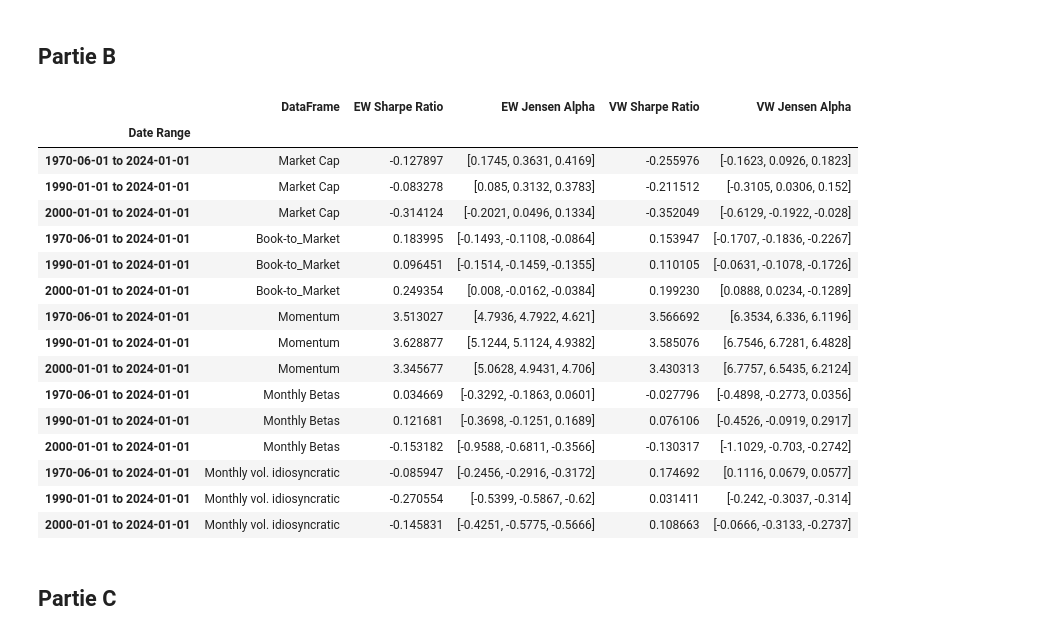
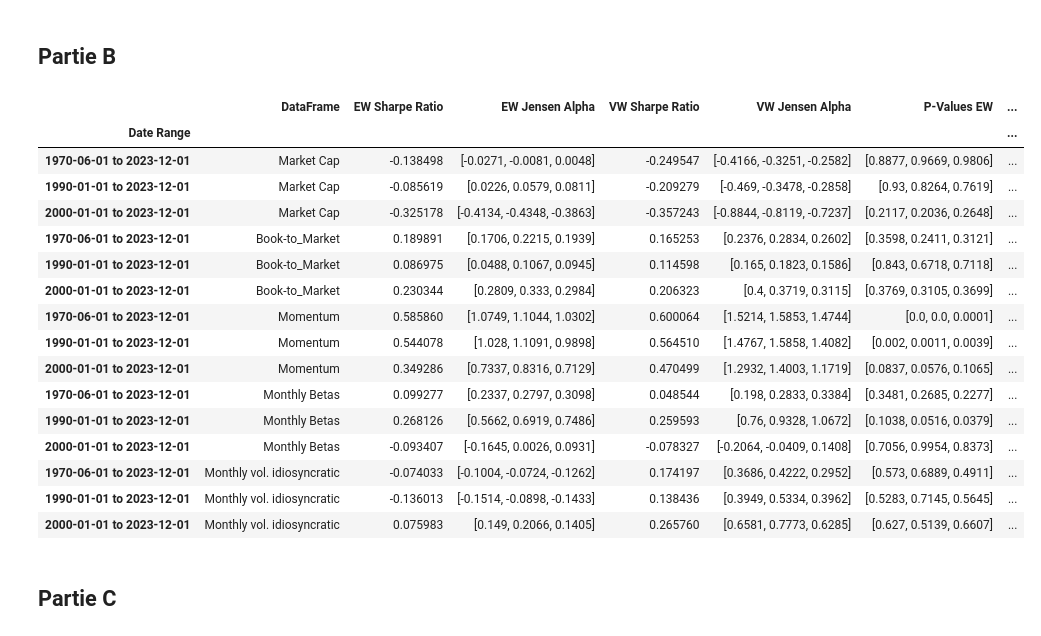
Before and after one commit to ThomasDeConinck/Gestion-de-Portefeuille-Devoir-2, a Jupyter notebook: TP2_File/TP2_notebook.ipynb, the cells around one changed output. Saved outputs shown, nothing was run; the diff lists cells and outputs as text; code cells hidden in the pictures.

```diff
--- a/TP2_File/TP2_notebook.ipynb
+++ b/TP2_File/TP2_notebook.ipynb
@@ -175,59 +175,67 @@ df_monthly_vol              = f.calculate_monthly_volatility(df_48Ind_daily, df_
 
 dataframes                  = [market_caps, df_BtoM, df_mom, df_monthly_betas, df_monthly_vol]
 names                       = ['Market Cap', 'Book-to_Market', 'Momentum', 'Monthly Betas', 'Monthly vol. idiosyncratic']
-date_ranges                 = [('1970-06-01', '2024-01-01'), ('1990-01-01', '2024-01-01'), ('2000-01-01', '2024-01-01')]
+date_ranges                 = [('1970-06-01', '2023-12-01'), ('1990-01-01', '2023-12-01'), ('2000-01-01', '2023-12-01')]
 
 # Créez un DataFrame vide pour stocker les résultats finaux pour chaque combinaison de DataFrame et de plage de dates
 results_df = pd.DataFrame(columns=['DataFrame', 'Date Range', 'EW Sharpe Ratio', 'EW Jensen Alpha', 'VW Sharpe Ratio', 'VW Jensen Alpha'])
 
 # Itérez sur les DataFrames et les plages de dates pour calculer les ratios de Sharpe et les alpha de Jensen
 for df, name in zip(dataframes, names):
     for start_date, end_date in date_ranges:
         # Filtrer le DataFrame pour la plage de dates donnée pour chaque itération
         df_filtered         = df.loc[start_date:end_date]
         df_FF_5_filtered    = df_FF_5.loc[start_date:end_date]
 
         # Calculer le ratio de Sharpe et les alpha de Jensen pour les pondérations EW et VW (les 2 stratégies évaluées)
-        sharpe_ratio_ew, constants_ew = f.get_sharpe_and_constants(df_filtered, df_48Ind, 5, df_FF_daily_3factors_aligned, df_FF_5_filtered, 'ew')
-        sharpe_ratio_vw, constants_vw = f.get_sharpe_and_constants(df_filtered, df_48Ind, 5, df_FF_daily_3factors_aligned, df_FF_5_filtered, 'vw')
+        sharpe_ratio_ew, constants_ew, p_values_ew = f.get_sharpe_and_constants(df_filtered, df_ret_shift, 5, df_FF_daily_3factors_aligned, df_FF_5_filtered, 'ew')
+        sharpe_ratio_vw, constants_vw, p_values_vw = f.get_sharpe_and_constants(df_filtered, df_ret_shift, 5, df_FF_daily_3factors_aligned, df_FF_5_filtered, 'vw')
 
         # Arrondir les constantes à 4 décimales pour une meilleure lisibilité
         constants_ew_rounded= [round(constant, 4) for constant in constants_ew]
         constants_vw_rounded= [round(constant, 4) for constant in constants_vw]
 
+        p_values_ew_rounded = [round(p_values, 4) for p_values in p_values_ew]
+        p_values_vw_rounded = [round(p_values, 4) for p_values in p_values_vw]
+
         # Convertir les constantes en chaînes de caractères pour stockage dans le DataFrame
         constants_ew_str    = [str(constant) for constant in constants_ew_rounded]
         constants_vw_str    = [str(constant) for constant in constants_vw_rounded]
+
+        p_values_ew_str     = [str(p_values) for p_values in p_values_ew_rounded]
+        p_values_vw_str     = [str(p_values) for p_values in p_values_vw_rounded]
 
         # Ajouter les résultats au DataFrame final
         results_df          = pd.concat([results_df, pd.DataFrame({'DataFrame': [name],
                                                         'Date Range': [f"{start_date} to {end_date}"],
                                                         'EW Sharpe Ratio': [sharpe_ratio_ew],
                                                         'EW Jensen Alpha': [constants_ew_str],
+                                                        'P-Values EW': [p_values_ew_str],
                                                         'VW Sharpe Ratio': [sharpe_ratio_vw],
-                                                        'VW Jensen Alpha': [constants_vw_str]})], ignore_index=True)
+                                                        'VW Jensen Alpha': [constants_vw_str],
+                                                        'P-Values VW': [p_values_vw_str]})], ignore_index=True)
 
 # Définir les dates comme index du DataFrame final
 results_df.set_index('Date Range', inplace=True)
 results_df
 # %% [output]
-|  | DataFrame | EW Sharpe Ratio | EW Jensen Alpha | VW Sharpe Ratio | VW Jensen Alpha |
-| Date Range |  |  |  |  |  |
-| 1970-06-01 to 2024-01-01 | Market Cap | -0.127897 | [0.1745, 0.3631, 0.4169] | -0.255976 | [-0.1623, 0.0926, 0.1823] |
-| 1990-01-01 to 2024-01-01 | Market Cap | -0.083278 | [0.085, 0.3132, 0.3783] | -0.211512 | [-0.3105, 0.0306, 0.152] |
-| 2000-01-01 to 2024-01-01 | Market Cap | -0.314124 | [-0.2021, 0.0496, 0.1334] | -0.352049 | [-0.6129, -0.1922, -0.028] |
-| 1970-06-01 to 2024-01-01 | Book-to_Market | 0.183995 | [-0.1493, -0.1108, -0.0864] | 0.153947 | [-0.1707, -0.1836, -0.2267] |
-| 1990-01-01 to 2024-01-01 | Book-to_Market | 0.096451 | [-0.1514, -0.1459, -0.1355] | 0.110105 | [-0.0631, -0.1078, -0.1726] |
-| 2000-01-01 to 2024-01-01 | Book-to_Market | 0.249354 | [0.008, -0.0162, -0.0384] | 0.199230 | [0.0888, 0.0234, -0.1289] |
-| 1970-06-01 to 2024-01-01 | Momentum | 3.513027 | [4.7936, 4.7922, 4.621] | 3.566692 | [6.3534, 6.336, 6.1196] |
-| 1990-01-01 to 2024-01-01 | Momentum | 3.628877 | [5.1244, 5.1124, 4.9382] | 3.585076 | [6.7546, 6.7281, 6.4828] |
-| 2000-01-01 to 2024-01-01 | Momentum | 3.345677 | [5.0628, 4.9431, 4.706] | 3.430313 | [6.7757, 6.5435, 6.2124] |
-| 1970-06-01 to 2024-01-01 | Monthly Betas | 0.034669 | [-0.3292, -0.1863, 0.0601] | -0.027796 | [-0.4898, -0.2773, 0.0356] |
-| 1990-01-01 to 2024-01-01 | Monthly Betas | 0.121681 | [-0.3698, -0.1251, 0.1689] | 0.076106 | [-0.4526, -0.0919, 0.2917] |
-| 2000-01-01 to 2024-01-01 | Monthly Betas | -0.153182 | [-0.9588, -0.6811, -0.3566] | -0.130317 | [-1.1029, -0.703, -0.2742] |
-| 1970-06-01 to 2024-01-01 | Monthly vol. idiosyncratic | -0.085947 | [-0.2456, -0.2916, -0.3172] | 0.174692 | [0.1116, 0.0679, 0.0577] |
-| 1990-01-01 to 2024-01-01 | Monthly vol. idiosyncratic | -0.270554 | [-0.5399, -0.5867, -0.62] | 0.031411 | [-0.242, -0.3037, -0.314] |
-| 2000-01-01 to 2024-01-01 | Monthly vol. idiosyncratic | -0.145831 | [-0.4251, -0.5775, -0.5666] | 0.108663 | [-0.0666, -0.3133, -0.2737] |
+|  | DataFrame | EW Sharpe Ratio | EW Jensen Alpha | VW Sharpe Ratio | VW Jensen Alpha | P-Values EW | ... |
+| Date Range |  |  |  |  |  |  | ... |
+| 1970-06-01 to 2023-12-01 | Market Cap | -0.138498 | [-0.0271, -0.0081, 0.0048] | -0.249547 | [-0.4166, -0.3251, -0.2582] | [0.8877, 0.9669, 0.9806] | ... |
+| 1990-01-01 to 2023-12-01 | Market Cap | -0.085619 | [0.0226, 0.0579, 0.0811] | -0.209279 | [-0.469, -0.3478, -0.2858] | [0.93, 0.8264, 0.7619] | ... |
+| 2000-01-01 to 2023-12-01 | Market Cap | -0.325178 | [-0.4134, -0.4348, -0.3863] | -0.357243 | [-0.8844, -0.8119, -0.7237] | [0.2117, 0.2036, 0.2648] | ... |
+| 1970-06-01 to 2023-12-01 | Book-to_Market | 0.189891 | [0.1706, 0.2215, 0.1939] | 0.165253 | [0.2376, 0.2834, 0.2602] | [0.3598, 0.2411, 0.3121] | ... |
+| 1990-01-01 to 2023-12-01 | Book-to_Market | 0.086975 | [0.0488, 0.1067, 0.0945] | 0.114598 | [0.165, 0.1823, 0.1586] | [0.843, 0.6718, 0.7118] | ... |
+| 2000-01-01 to 2023-12-01 | Book-to_Market | 0.230344 | [0.2809, 0.333, 0.2984] | 0.206323 | [0.4, 0.3719, 0.3115] | [0.3769, 0.3105, 0.3699] | ... |
+| 1970-06-01 to 2023-12-01 | Momentum | 0.585860 | [1.0749, 1.1044, 1.0302] | 0.600064 | [1.5214, 1.5853, 1.4744] | [0.0, 0.0, 0.0001] | ... |
+| 1990-01-01 to 2023-12-01 | Momentum | 0.544078 | [1.028, 1.1091, 0.9898] | 0.564510 | [1.4767, 1.5858, 1.4082] | [0.002, 0.0011, 0.0039] | ... |
+| 2000-01-01 to 2023-12-01 | Momentum | 0.349286 | [0.7337, 0.8316, 0.7129] | 0.470499 | [1.2932, 1.4003, 1.1719] | [0.0837, 0.0576, 0.1065] | ... |
+| 1970-06-01 to 2023-12-01 | Monthly Betas | 0.099277 | [0.2337, 0.2797, 0.3098] | 0.048544 | [0.198, 0.2833, 0.3384] | [0.3481, 0.2685, 0.2277] | ... |
+| 1990-01-01 to 2023-12-01 | Monthly Betas | 0.268126 | [0.5662, 0.6919, 0.7486] | 0.259593 | [0.76, 0.9328, 1.0672] | [0.1038, 0.0516, 0.0379] | ... |
+| 2000-01-01 to 2023-12-01 | Monthly Betas | -0.093407 | [-0.1645, 0.0026, 0.0931] | -0.078327 | [-0.2064, -0.0409, 0.1408] | [0.7056, 0.9954, 0.8373] | ... |
+| 1970-06-01 to 2023-12-01 | Monthly vol. idiosyncratic | -0.074033 | [-0.1004, -0.0724, -0.1262] | 0.174197 | [0.3686, 0.4222, 0.2952] | [0.573, 0.6889, 0.4911] | ... |
+| 1990-01-01 to 2023-12-01 | Monthly vol. idiosyncratic | -0.136013 | [-0.1514, -0.0898, -0.1433] | 0.138436 | [0.3949, 0.5334, 0.3962] | [0.5283, 0.7145, 0.5645] | ... |
+| 2000-01-01 to 2023-12-01 | Monthly vol. idiosyncratic | 0.075983 | [0.149, 0.2066, 0.1405] | 0.265760 | [0.6581, 0.7773, 0.6285] | [0.627, 0.5139, 0.6607] | ... |
 # %% [markdown]
 ## Partie C
 # %%
```
Also changed, not shown: parts of 4 cells of this notebook, 1 other file.
